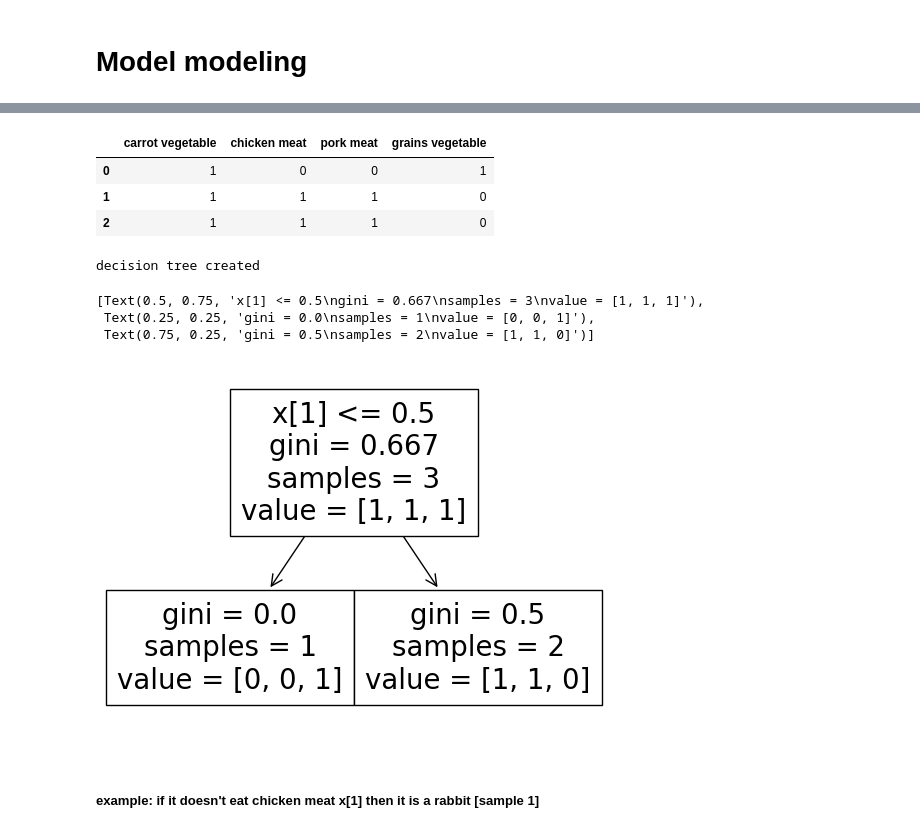
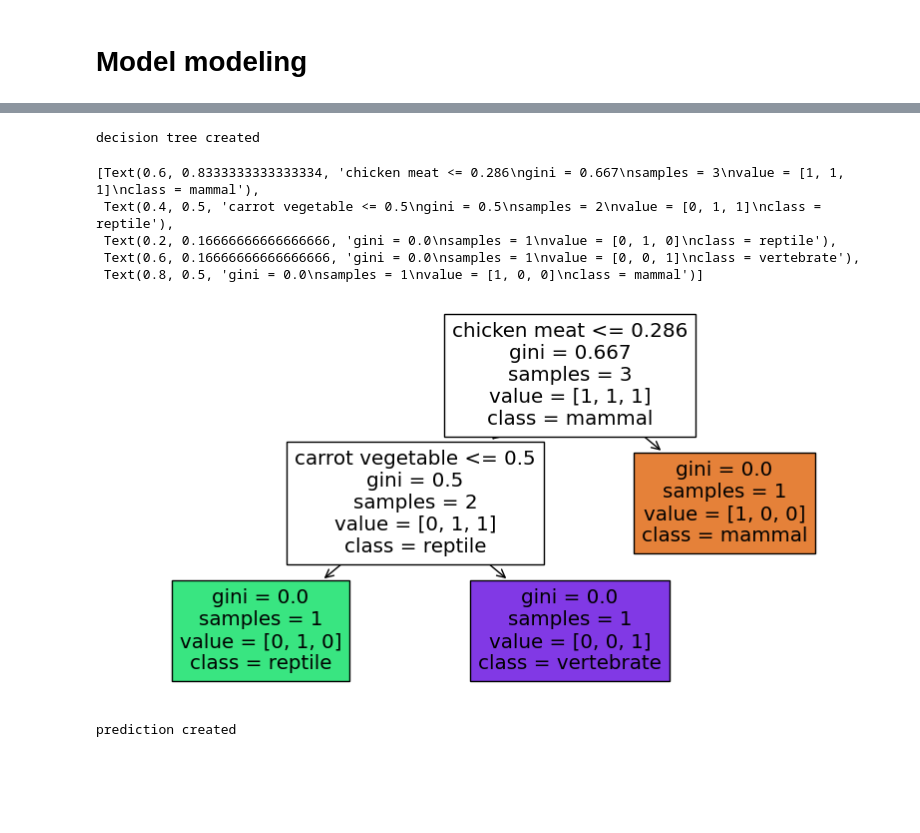
Before and after one commit to scaja/approach_to_extracting_insights_from_data, a Jupyter notebook: data_collection/approach_extract_data_insights.ipynb, the cells around one changed output, grey strips where cells are left out. Saved outputs shown, nothing was run; the diff lists cells and outputs as text; code cells hidden in the pictures; blank space fills up the shorter version.

Commit message:
add data modeling and data evaluation

```diff
--- a/data_collection/approach_extract_data_insights.ipynb
+++ b/data_collection/approach_extract_data_insights.ipynb
@@ -150,0 +161,9 @@ dtype: float64
+# %%
+feed_droped_columns = feed.drop(['id','animal'], axis=1)
+feed_split_columns = feed_droped_columns[:16]
+feed_grouped_columns = feed_split_columns.groupby(["animal species"],group_keys=False)
+feed_mean_columns = feed_grouped_columns.mean()
+
+# training data
+training_labels = feed_mean_columns.index
+training_data = feed_mean_columns
@@ -155,22 +181,6 @@ from sklearn import tree
-# %%
-feed_droped_columns.head()
-# %% [output]
-|  | carrot vegetable | chicken meat | pork meat | grains vegetable |
-| 0 | 1 | 0 | 0 | 1 |
-| 1 | 1 | 1 | 1 | 0 |
-| 2 | 1 | 1 | 1 | 0 |
 # %%
-decision_tree = tree.DecisionTreeClassifier(max_depth=3)
-decision_tree.fit(feed_droped_columns, ['rabbit','dog','cat'])
+decision_tree = tree.DecisionTreeClassifier(max_depth=2)
+decision_tree.fit(training_data, training_labels)
 print("decision tree created")
 # %% [output]
 decision tree created
-# %%
-tree.plot_tree(decision_tree)
-# %% [output]
-[Text(0.5, 0.75, 'x[1] <= 0.5\ngini = 0.667\nsamples = 3\nvalue = [1, 1, 1]'),
- Text(0.25, 0.25, 'gini = 0.0\nsamples = 1\nvalue = [0, 0, 1]'),
- Text(0.75, 0.25, 'gini = 0.5\nsamples = 2\nvalue = [1, 1, 0]')]
-[figure, removed]
-# %% [markdown]
-##### example: if it doesn't eat chicken meat x[1] then it is a rabbit [sample 1]
@@ -176,0 +189,15 @@ tree.plot_tree(decision_tree)
+# %%
+fig = plt.figure(figsize=(10,5))
+tree.plot_tree(decision_tree, feature_names=training_data.columns.values, class_names=training_labels,filled=True)
+# %% [output]
+[Text(0.6, 0.8333333333333334, 'chicken meat <= 0.286\ngini = 0.667\nsamples = 3\nvalue = [1, 1, 1]\nclass = mammal'),
+ Text(0.4, 0.5, 'carrot vegetable <= 0.5\ngini = 0.5\nsamples = 2\nvalue = [0, 1, 1]\nclass = reptile'),
+ Text(0.2, 0.16666666666666666, 'gini = 0.0\nsamples = 1\nvalue = [0, 1, 0]\nclass = reptile'),
+ Text(0.6, 0.16666666666666666, 'gini = 0.0\nsamples = 1\nvalue = [0, 0, 1]\nclass = vertebrate'),
+ Text(0.8, 0.5, 'gini = 0.0\nsamples = 1\nvalue = [1, 0, 0]\nclass = mammal')]
+[figure, added]
+# %%
+test_decision_tree = decision_tree.predict(test_data)
+print("prediction created")
+# %% [output]
+prediction created
```
Also changed, not shown: parts of 30 cells of this notebook, 1 other file.
